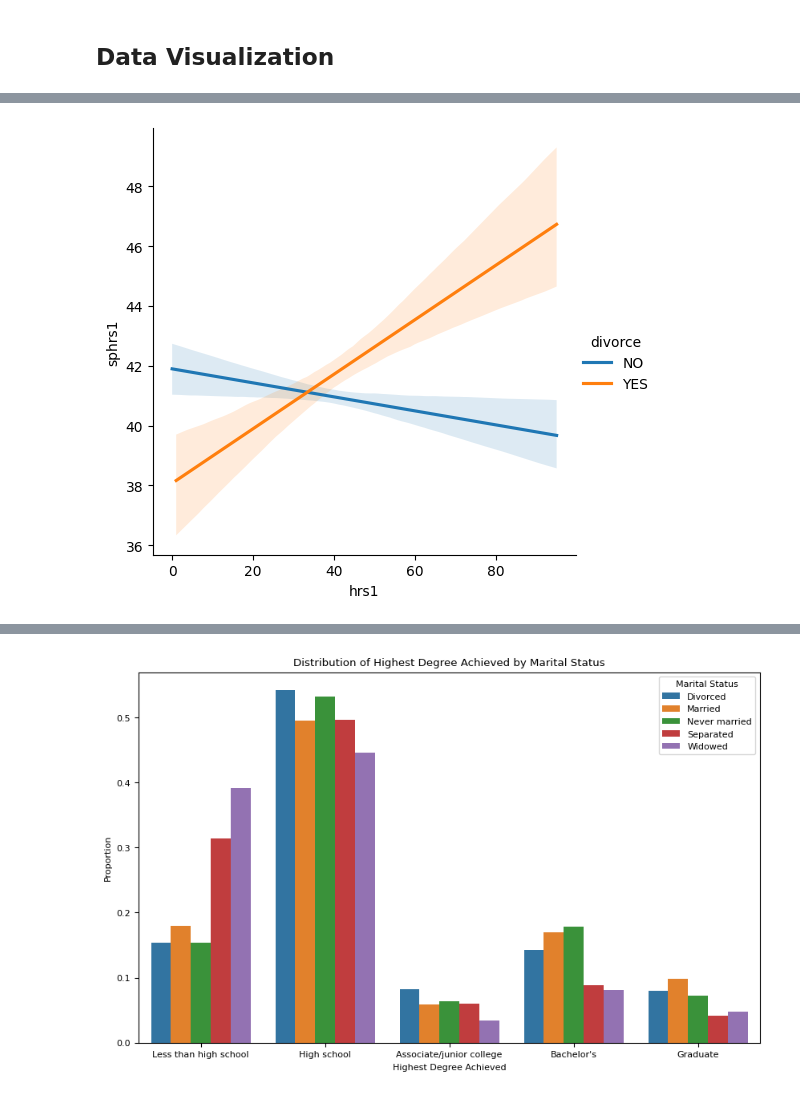
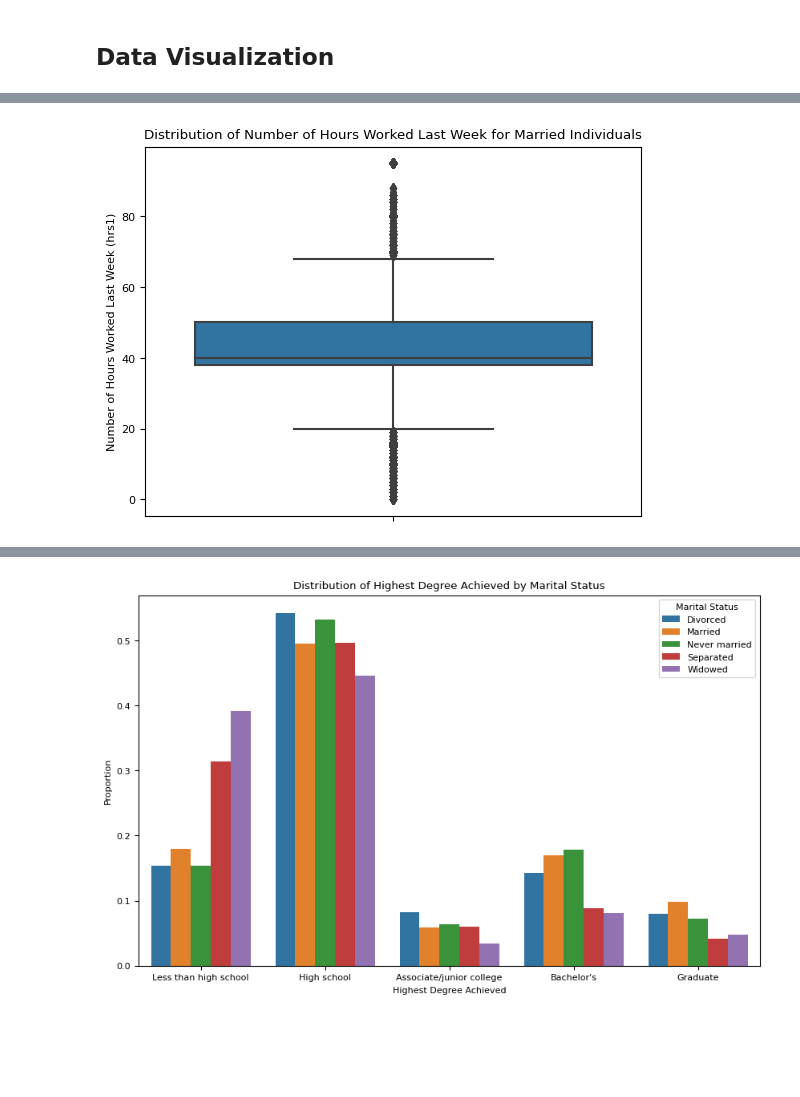
Before and after one commit to DS3001/group22, a Jupyter notebook: Midterm_Work.ipynb, the cells around one changed output, grey strips where cells are left out. Saved outputs shown, nothing was run; the diff lists cells and outputs as text; code cells hidden in the pictures; blank space fills up the shorter version.

Commit message:
Cleaned hrs1 box plots and added appropriate labels

```diff
--- a/Midterm_Work.ipynb
+++ b/Midterm_Work.ipynb
@@ -710,5 +675,9 @@ plt.show()
-# %%
-sns.lmplot(data=df_usable, x="hrs1", y="sphrs1", hue = "divorce", scatter = False)
-plt.show()
-# %% [output]
-[figure, removed]
+# %%
+sns.boxplot(data=married_df, y='hrs1')
+
+plt.ylabel("Number of Hours Worked Last Week (hrs1)")
+plt.title("Distribution of Number of Hours Worked Last Week for Married Individuals")
+
+plt.show()
+# %% [output]
+[figure, added]
```
Also changed, not shown: parts of 14 cells of this notebook.
